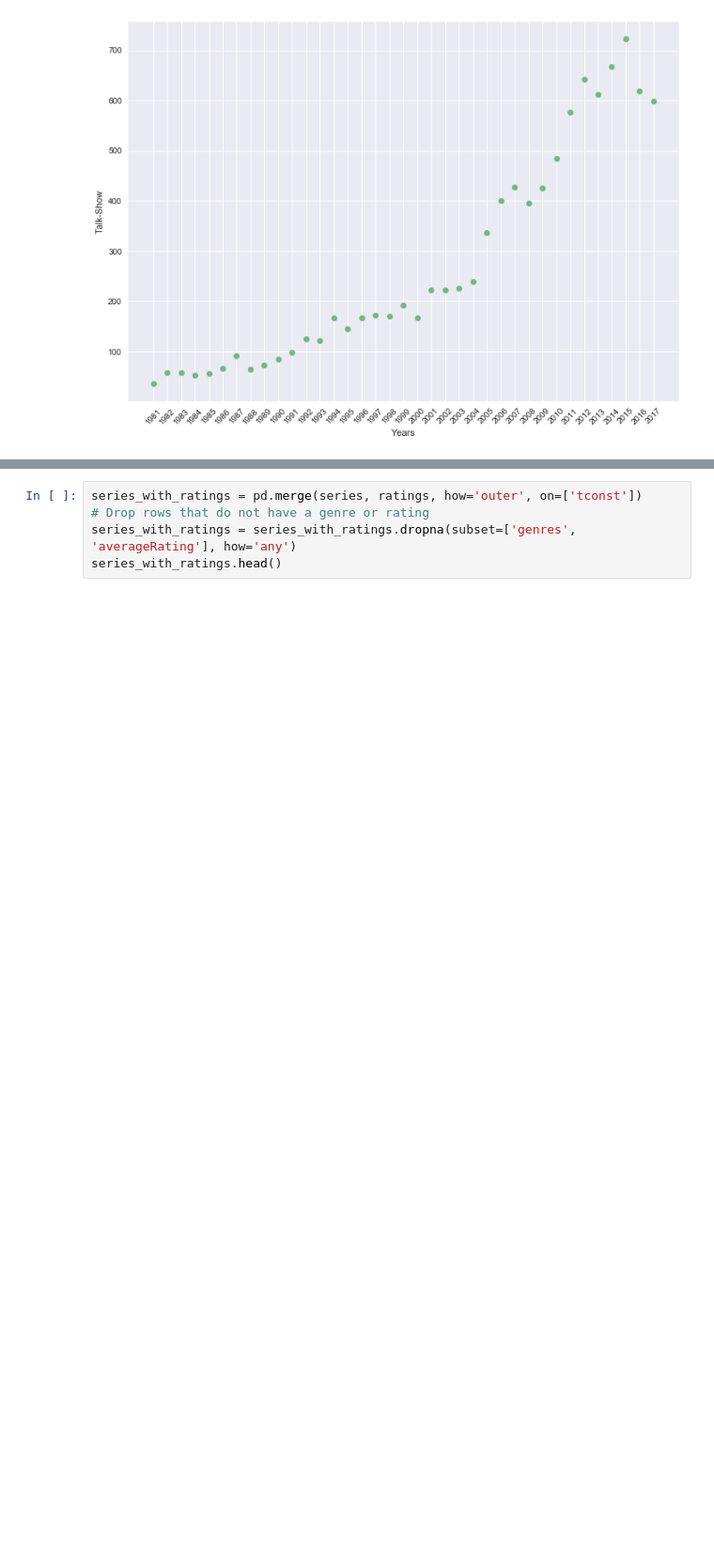
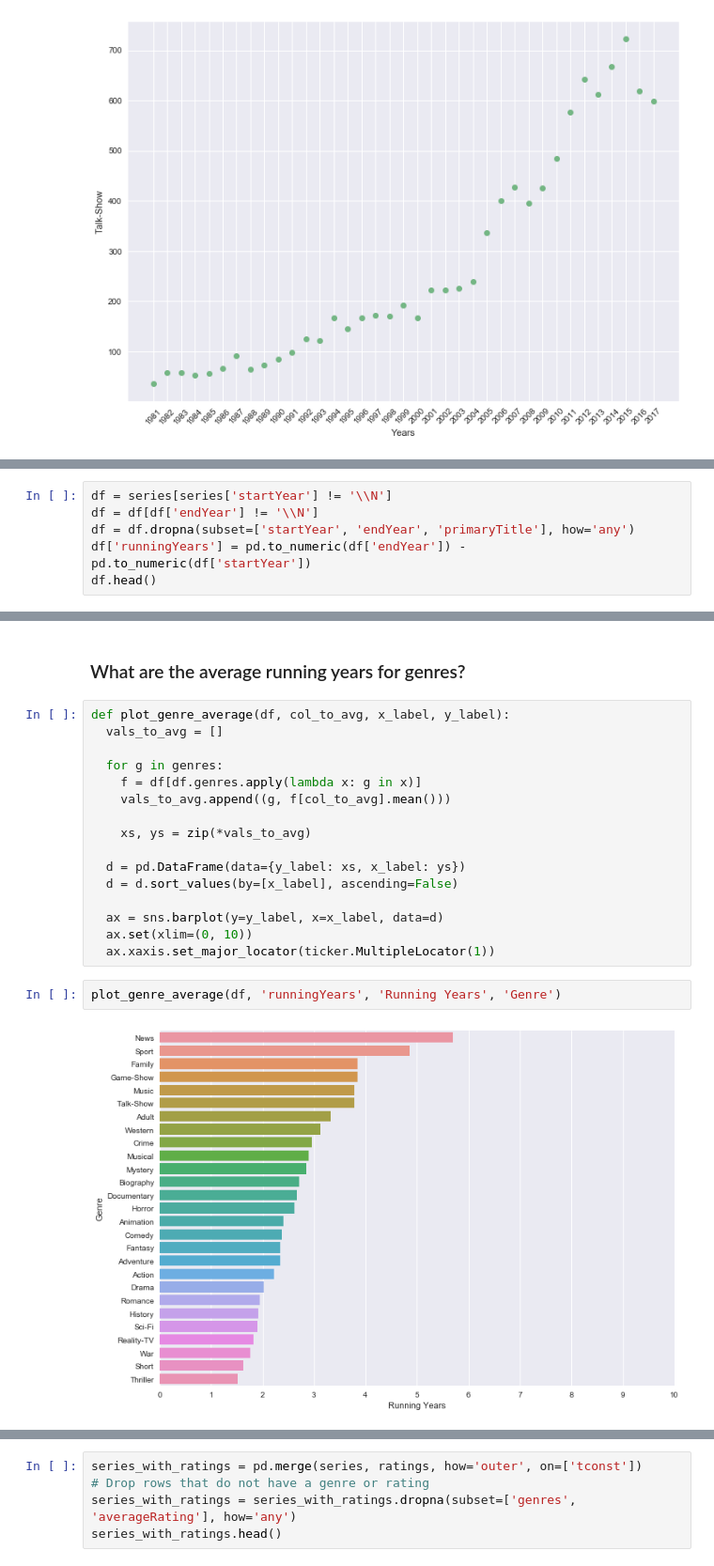
Before and after one commit to shuaibiyy/imdb, a Jupyter notebook: imdb.ipynb, the cells around one changed output, grey strips where cells are left out. Shown at 94% size. Cells and saved outputs as stored; diff of their text form; blank space fills up the shorter version.

```diff
--- a/imdb.ipynb
+++ b/imdb.ipynb
@@ -235,0 +269,6 @@ plot_genre('Talk-Show')
+# %%
+df = series[series['startYear'] != '\\N']
+df = df[df['endYear'] != '\\N']
+df = df.dropna(subset=['startYear', 'endYear', 'primaryTitle'], how='any')
+df['runningYears'] = pd.to_numeric(df['endYear']) - pd.to_numeric(df['startYear'])
+df.head()
@@ -236 +282,23 @@ plot_genre('Talk-Show')
+# %% [markdown]
+### What are the average running years for genres?
+# %%
+def plot_genre_average(df, col_to_avg, x_label, y_label):
+  vals_to_avg = []
+
+  for g in genres:
+    f = df[df.genres.apply(lambda x: g in x)]
+    vals_to_avg.append((g, f[col_to_avg].mean()))
+
+    xs, ys = zip(*vals_to_avg)
+
+  d = pd.DataFrame(data={y_label: xs, x_label: ys})
+  d = d.sort_values(by=[x_label], ascending=False)
+
+  ax = sns.barplot(y=y_label, x=x_label, data=d)
+  ax.set(xlim=(0, 10))
+  ax.xaxis.set_major_locator(ticker.MultipleLocator(1))
+# %%
+plot_genre_average(df, 'runningYears', 'Running Years', 'Genre')
+# %% [output]
+[figure, added]
 # %% [markdown]
```
Also changed, not shown: parts of 22 cells of this notebook.
